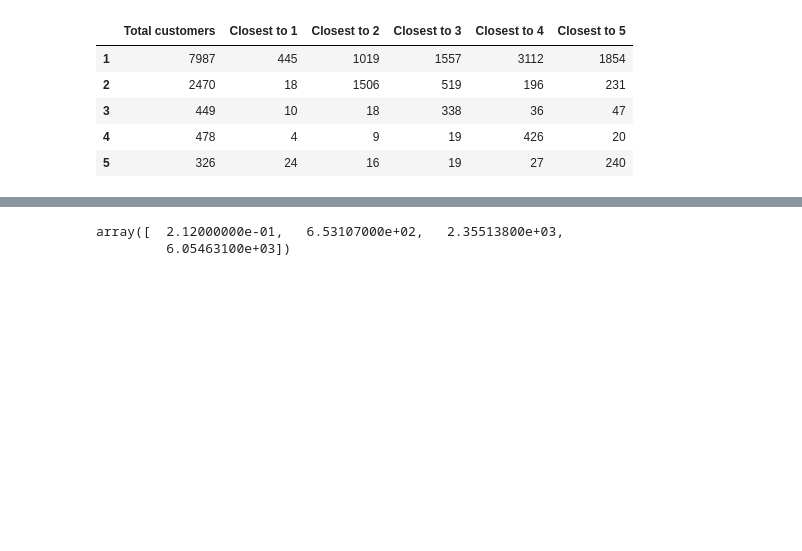
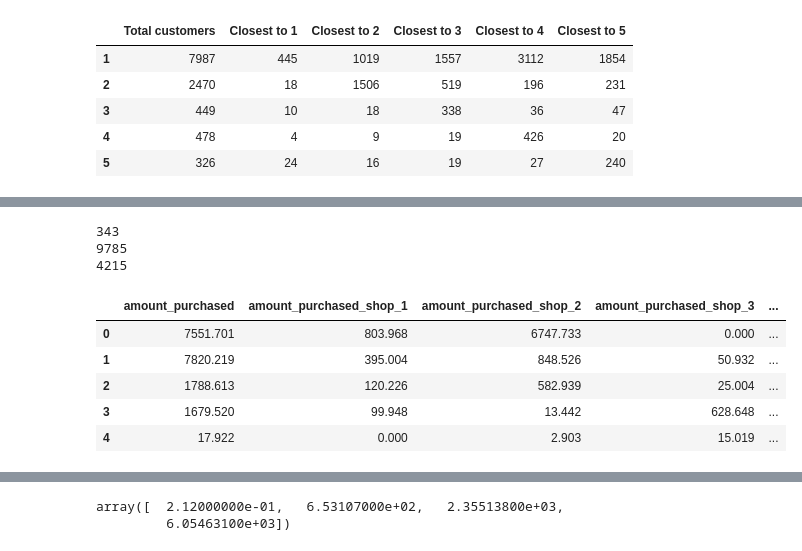
Before and after one commit to rcuevass/clustering_PCA_marketing, a Jupyter notebook: Store range effect in purchase.ipynb, the cells around one changed output, grey strips where cells are left out. Saved outputs shown, nothing was run; the diff lists cells and outputs as text; code cells hidden in the pictures; blank space fills up the shorter version.

```diff
--- a/Store range effect in purchase.ipynb
+++ b/Store range effect in purchase.ipynb
@@ -306,0 +532,18 @@ plt.show()
+# %%
+print sum(df_1_and_2.closest_shop == 1)
+print sum(df_1_and_2.closest_shop == 2)
+print sum(df_1_and_2.closest_shop == 3)
+# %% [output]
+343
+9785
+4215
+# %%
+data[['amount_purchased','amount_purchased_shop_1','amount_purchased_shop_2',
+     'amount_purchased_shop_3','amount_purchased_shop_4','amount_purchased_shop_5']].head()
+# %% [output]
+|  | amount_purchased | amount_purchased_shop_1 | amount_purchased_shop_2 | amount_purchased_shop_3 | ... |
+| 0 | 7551.701 | 803.968 | 6747.733 | 0.000 | ... |
+| 1 | 7820.219 | 395.004 | 848.526 | 50.932 | ... |
+| 2 | 1788.613 | 120.226 | 582.939 | 25.004 | ... |
+| 3 | 1679.520 | 99.948 | 13.442 | 628.648 | ... |
+| 4 | 17.922 | 0.000 | 2.903 | 15.019 | ... |
```
Also changed, not shown: parts of 21 cells of this notebook.
